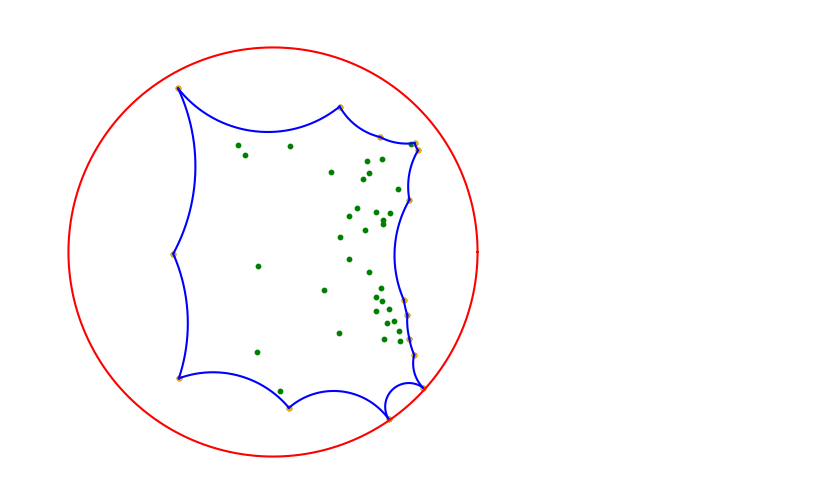
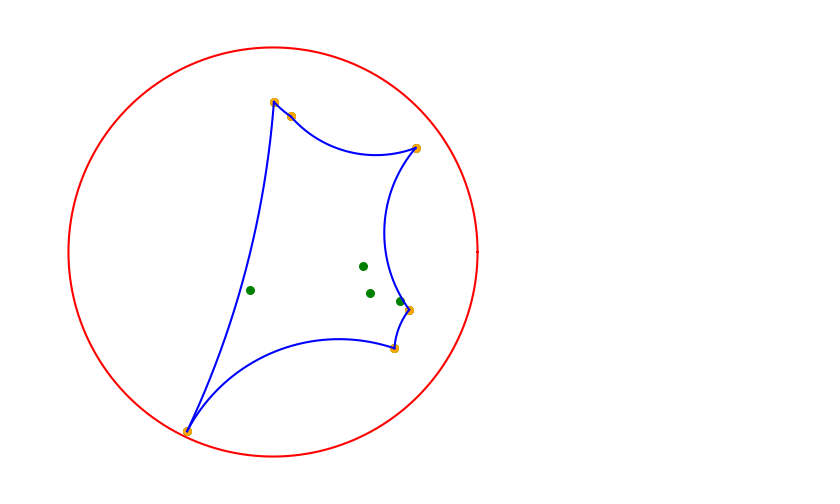
Before and after one commit to AlecTraas/computational-geo-lab, a Jupyter notebook: Colab/Kai/hyperbolic_convex_hull.ipynb, the cells around one changed output. Saved outputs shown, nothing was run; the diff lists cells and outputs as text; code cells hidden in the pictures.

```diff
--- a/Colab/Kai/hyperbolic_convex_hull.ipynb
+++ b/Colab/Kai/hyperbolic_convex_hull.ipynb
@@ -61,7 +61,7 @@ def plot_uhp_geodesic(a,b,c):
 # %%
 # plots a list of points p, with color c
 def plot_point(p,c):
-    plt.scatter(np.real(p), np.imag(p), s=10, c=c, alpha=1)
+    plt.scatter(np.real(p), np.imag(p), s=30, c=c, alpha=1)
 # %%
 # returns the distance between two points a and b
 def dist(a,b):
@@ -82,7 +82,7 @@ def angle(pa,pb,pc):
 def cayley(z):
   return (z-1j)/(z+1j)
 # %%
-num = 50
+num = 10
 span = 3
 points = np.random.uniform(-span, span, num) + np.random.uniform(0, span, num) * 1j
 points = sorted(points, key=lambda z: z.real)
@@ -124,31 +124,31 @@ fig, ax = plt.subplots()
 # plot_point(points,'b')
 # plot_point(hull_pts,'orange')
 
 # for i in range(0,len(hull_pts)-1):
 #   plot_uhp_geodesic(hull_pts[i],hull_pts[i+1],'green')
 # plot_uhp_geodesic(hull_pts[0],hull_pts[len(hull_pts)-1],'green')
 ### -----------------------------------
 
 ### plot poincare disc points ---------
 for p in points:
   plot_point(cayley(p),'g')
 for p in hull_pts:
   plot_point(cayley(p),'orange')
 
 for i in range(0,len(hull_pts)-1):
   plot_pdsc_geodesic(cayley(hull_pts[i]),cayley(hull_pts[i+1]),'b',ax)
 plot_pdsc_geodesic(cayley(hull_pts[0]),cayley(hull_pts[len(hull_pts)-1]),'b',ax)
 
 theta = np.linspace(0, 2*np.pi, 1000)
 x = np.cos(theta)
 y = np.sin(theta)
 plt.plot(x, y, color = 'r')
 ### -----------------------------------
 
 # formatting
 ax.axis('off')
 ax.set_aspect('equal')
 plt.tight_layout()
 plt.show()
 # %% [output]
-[figure, old version]
+[figure, new version]
```
